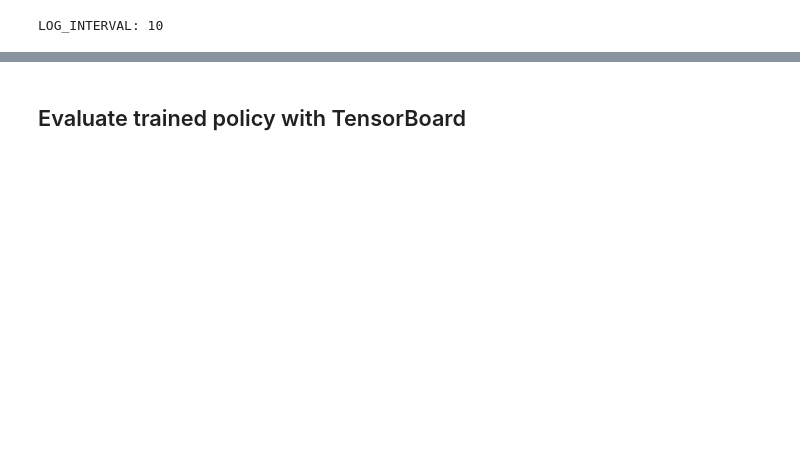
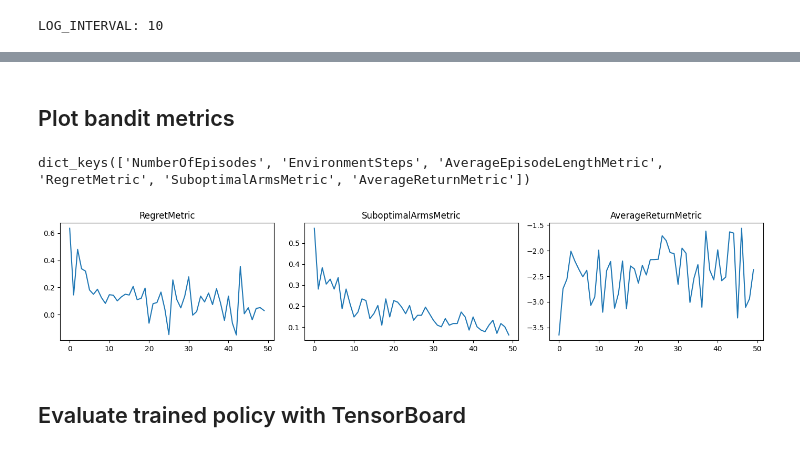
Before and after one commit to tottenjordan/tf_vertex_agents, a Jupyter notebook: 01-offline-bandit-simulation/01e-stationary-perarm-envs.ipynb, the cells around one changed output, grey strips where cells are left out. Cells and saved outputs as stored; diff of their text form; code cells hidden in the pictures; blank space fills up the shorter version.

```diff
--- a/01-offline-bandit-simulation/01e-stationary-perarm-envs.ipynb
+++ b/01-offline-bandit-simulation/01e-stationary-perarm-envs.ipynb
@@ -851,3 +832,29 @@ train runtime_mins: 20
+# %% [markdown]
+## Plot bandit metrics
+# %%
+metric_results.keys()
+# %% [output]
+dict_keys(['NumberOfEpisodes', 'EnvironmentSteps', 'AverageEpisodeLengthMetric', 'RegretMetric', 'SuboptimalArmsMetric', 'AverageReturnMetric'])
+# %%
+FIG_SIZE = (14,3)
+plt.figure(figsize=FIG_SIZE)
+
+plt.subplot(1, 3, 1)
+plt.plot(metric_results['RegretMetric'])
+plt.title('RegretMetric')
+
+plt.subplot(1, 3, 2)
+plt.plot(metric_results['SuboptimalArmsMetric'])
+plt.title('SuboptimalArmsMetric')
+
+plt.subplot(1, 3, 3)
+plt.plot(metric_results['AverageReturnMetric'])
+plt.title('AverageReturnMetric')
+
+plt.tight_layout()
+plt.show()
+# %% [output]
+[figure, added]
 # %% [markdown]
 ## Evaluate trained policy with TensorBoard
 # %% [markdown]
```
Also changed, not shown: parts of 23 cells of this notebook.
